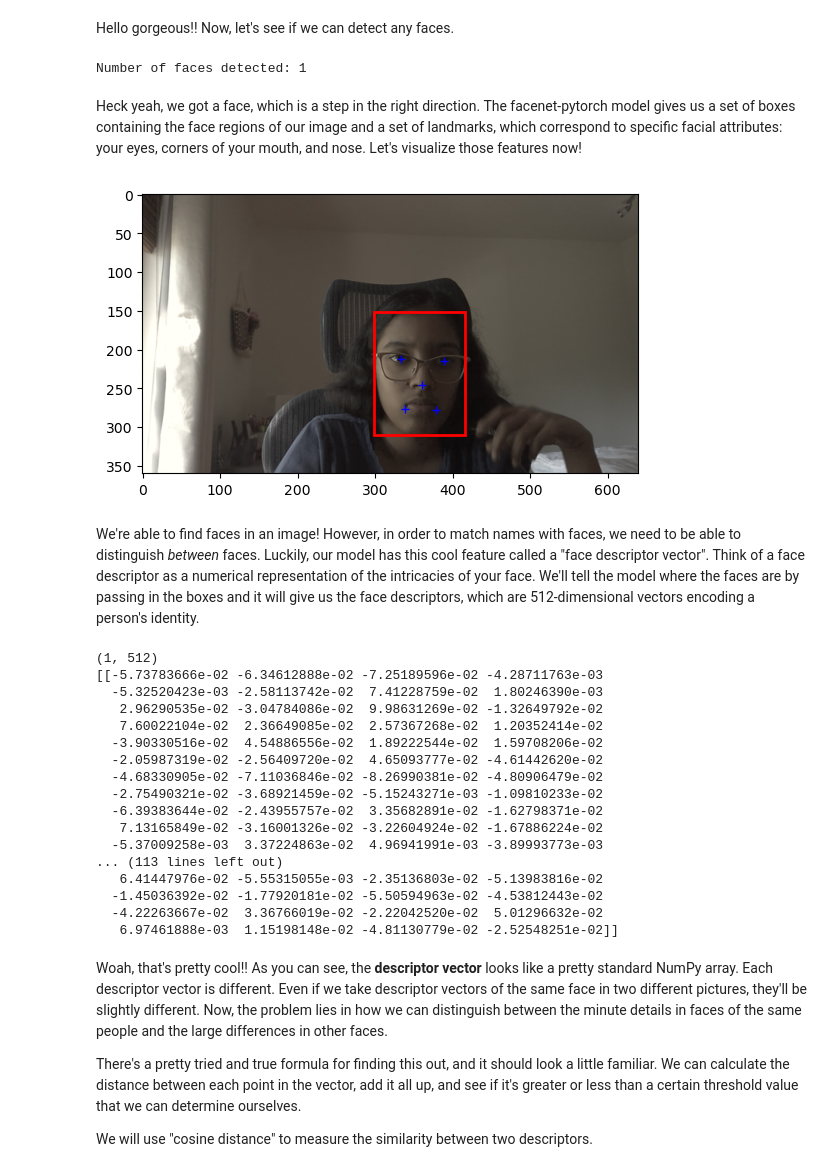
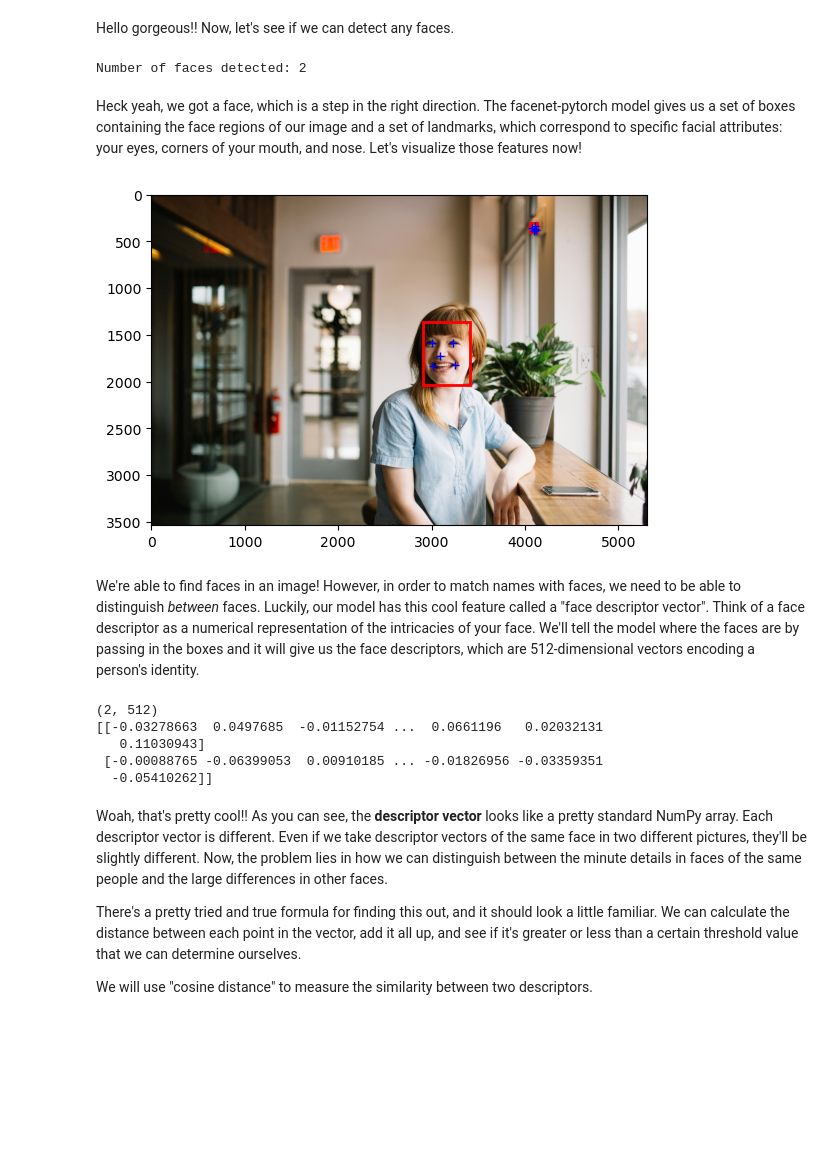
Before and after one commit to thekavyakarthik/facenet_models, a Jupyter notebook: facenet_tutorial.ipynb, the cells around one changed output. Cells and saved outputs as stored; diff of their text form; code cells hidden in the pictures; blank space fills up the shorter version.

Commit message:
facenet detection with downloaded images

```diff
--- a/facenet_tutorial.ipynb
+++ b/facenet_tutorial.ipynb
@@ -25,0 +20,6 @@ ax.imshow(pic)
+# %%
+fig,ax = plt.subplots()
+"""pic = take_picture()"""
+pic = Image.open(r'C:/Users/kavya/Documents/GitHub/Student_Week2_2024/pics/brooke-cagle-NoRsyXmHGpI-unsplash.jpg')
+pic_arr = np.array(pic)
+ax.imshow(pic_arr)
@@ -30,55 +33,43 @@ from facenet_models import FacenetModel
 
 model = FacenetModel()
 # %%
-boxes, probabilities, landmarks = model.detect(pic)
+boxes, probabilities, landmarks = model.detect(pic_arr)
 
 print(f"Number of faces detected: {len(boxes)}")
 # %% [output]
-Number of faces detected: 1
+Number of faces detected: 2
 # %% [markdown]
 Heck yeah, we got a face, which is a step in the right direction. The facenet-pytorch model gives us a set of boxes containing the face regions of our image and a set of landmarks, which correspond to specific facial attributes: your eyes, corners of your mouth, and nose. Let's visualize those features now!
 # %%
 from matplotlib.patches import Rectangle
 
 fig, ax = plt.subplots()
-ax.imshow(pic)
+ax.imshow(pic_arr)
 
 
 for box, prob, landmark in zip(boxes, probabilities, landmarks):
     # draw the box on the screen
     ax.add_patch(Rectangle(box[:2], *(box[2:] - box[:2]), fill=None, lw=2, color="red"))
 
     # Get the landmarks/parts for the face in box d.
     # Draw the face landmarks on the screen.
     for i in range(len(landmark)):
         ax.plot(landmark[i, 0], landmark[i, 1], "+", color="blue")
 # %% [output]
-[figure, old version]
+[figure, new version]
 # %% [markdown]
 We're able to find faces in an image! However, in order to match names with faces, we need to be able to distinguish *between* faces. Luckily, our model has this cool feature called a "face descriptor vector". Think of a face descriptor as a numerical representation of the intricacies of your face. We'll tell the model where the faces are by passing in the boxes and it will give us the face descriptors, which are 512-dimensional vectors encoding a person's identity.
 # %%
 # let's take a look as to what the descriptor is!!
-descriptor = model.compute_descriptors(pic, boxes)
+descriptor = model.compute_descriptors(pic_arr, boxes)
 print(descriptor.shape)
 print(descriptor)
 # %% [output]
-(1, 512)
-[[-5.73783666e-02 -6.34612888e-02 -7.25189596e-02 -4.28711763e-03
-  -5.32520423e-03 -2.58113742e-02  7.41228759e-02  1.80246390e-03
-   2.96290535e-02 -3.04784086e-02  9.98631269e-02 -1.32649792e-02
-   7.60022104e-02  2.36649085e-02  2.57367268e-02  1.20352414e-02
-  -3.90330516e-02  4.54886556e-02  1.89222544e-02  1.59708206e-02
-  -2.05987319e-02 -2.56409720e-02  4.65093777e-02 -4.61442620e-02
-  -4.68330905e-02 -7.11036846e-02 -8.26990381e-02 -4.80906479e-02
-  -2.75490321e-02 -3.68921459e-02 -5.15243271e-03 -1.09810233e-02
-  -6.39383644e-02 -2.43955757e-02  3.35682891e-02 -1.62798371e-02
-   7.13165849e-02 -3.16001326e-02 -3.22604924e-02 -1.67886224e-02
-  -5.37009258e-03  3.37224863e-02  4.96941991e-03 -3.89993773e-03
-... (113 lines left out)
-   6.41447976e-02 -5.55315055e-03 -2.35136803e-02 -5.13983816e-02
-  -1.45036392e-02 -1.77920181e-02 -5.50594963e-02 -4.53812443e-02
-  -4.22263667e-02  3.36766019e-02 -2.22042520e-02  5.01296632e-02
-   6.97461888e-03  1.15198148e-02 -4.81130779e-02 -2.52548251e-02]]
+(2, 512)
+[[-0.03278663  0.0497685  -0.01152754 ...  0.0661196   0.02032131
+   0.11030943]
+ [-0.00088765 -0.06399053  0.00910185 ... -0.01826956 -0.03359351
+  -0.05410262]]
 # %% [markdown]
 Woah, that's pretty cool!! As you can see, the **descriptor vector** looks like a pretty standard NumPy array. Each descriptor vector is different. Even if we take descriptor vectors of the same face in two different pictures, they'll be slightly different. Now, the problem lies in how we can distinguish between the minute details in faces of the same people and the large differences in other faces.
 
```
Also changed, not shown: parts of 3 cells of this notebook.
